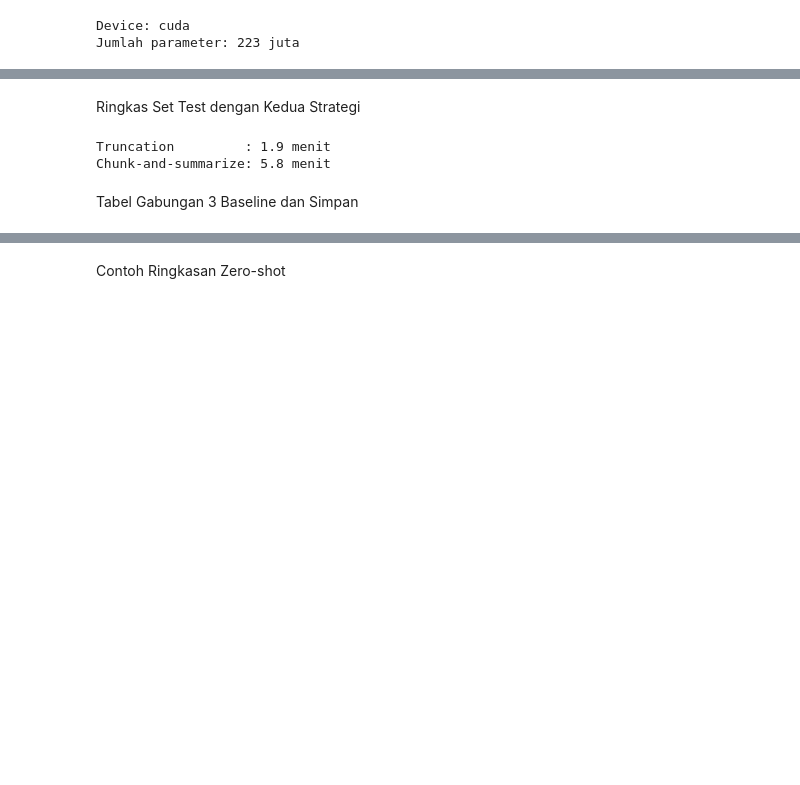
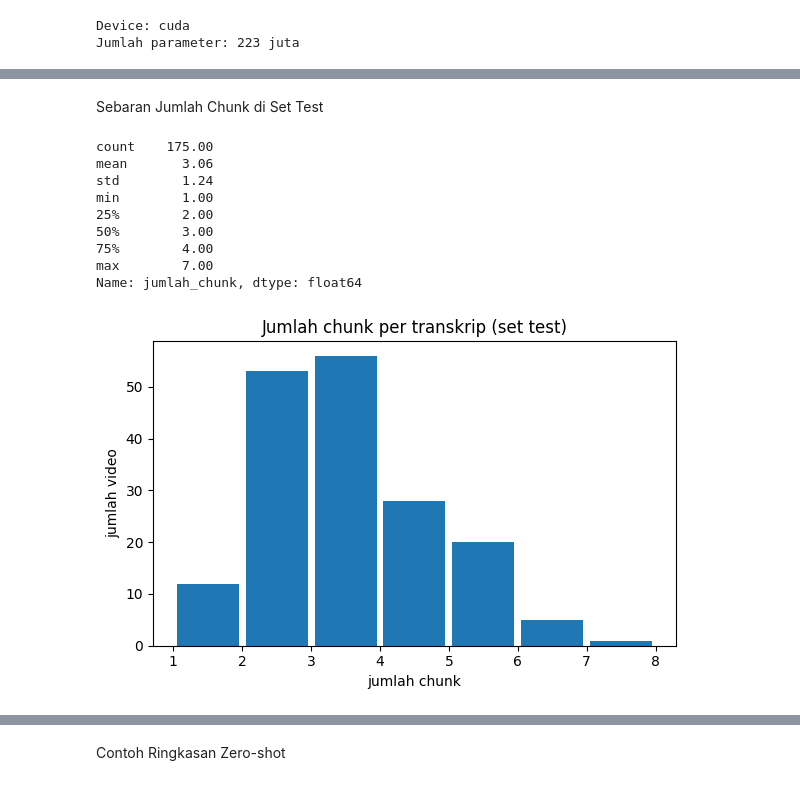
Before and after one commit to IRay3477/Pengembangan-Model-Deep-Learning-dan-Implementasi-API, a Jupyter notebook: Deep_Learning_Peringkasan_Otomatis_Video_Kuliah_Bahasa_Indonesia.ipynb, the cells around one changed output, grey strips where cells are left out. Cells and saved outputs as stored; diff of their text form; code cells hidden in the pictures; blank space fills up the shorter version.

```diff
--- a/Deep_Learning_Peringkasan_Otomatis_Video_Kuliah_Bahasa_Indonesia.ipynb
+++ b/Deep_Learning_Peringkasan_Otomatis_Video_Kuliah_Bahasa_Indonesia.ipynb
@@ -1372,20 +1348,26 @@ Name: jumlah_chunk, dtype: float64
-# %% [markdown]
-Ringkas Set Test dengan Kedua Strategi
-# %%
-daftar_transkrip_test = data_test['transkrip_id'].tolist()
-
-waktu_mulai = time.time()
-prediksi_zeroshot_trunc_test = ringkas_truncation(daftar_transkrip_test, model_zeroshot, tokenizer_zeroshot)
-durasi_trunc = time.time() - waktu_mulai
-
-waktu_mulai = time.time()
-prediksi_zeroshot_chunk_test = ringkas_chunk_and_summarize(daftar_transkrip_test, model_zeroshot, tokenizer_zeroshot)
-durasi_chunk = time.time() - waktu_mulai
-
-print(f'Truncation         : {durasi_trunc / 60:.1f} menit')
-print(f'Chunk-and-summarize: {durasi_chunk / 60:.1f} menit')
-# %% [output]
-Truncation         : 1.9 menit
-Chunk-and-summarize: 5.8 menit
-# %% [markdown]
-Tabel Gabungan 3 Baseline dan Simpan
+# %% [markdown]
+Sebaran Jumlah Chunk di Set Test
+# %%
+data_test['jumlah_chunk'] = [len(pecah_menjadi_chunk(teks, tokenizer_zeroshot)) for teks in data_test['transkrip_id']]
+print(data_test['jumlah_chunk'].describe().round(2))
+
+fig, ax = plt.subplots(figsize=(6, 4))
+ax.hist(data_test['jumlah_chunk'], bins=range(1, data_test['jumlah_chunk'].max() + 2), rwidth=0.9)
+ax.set_title('Jumlah chunk per transkrip (set test)')
+ax.set_xlabel('jumlah chunk')
+ax.set_ylabel('jumlah video')
+
+plt.tight_layout()
+plt.savefig(f'{output_tahap4}/sebaran_jumlah_chunk.png', dpi=150)
+plt.show()
+# %% [output]
+count    175.00
+mean       3.06
+std        1.24
+min        1.00
+25%        2.00
+50%        3.00
+75%        4.00
+max        7.00
+Name: jumlah_chunk, dtype: float64
+[figure, added]
```
Also changed, not shown: parts of 12 cells of this notebook.
